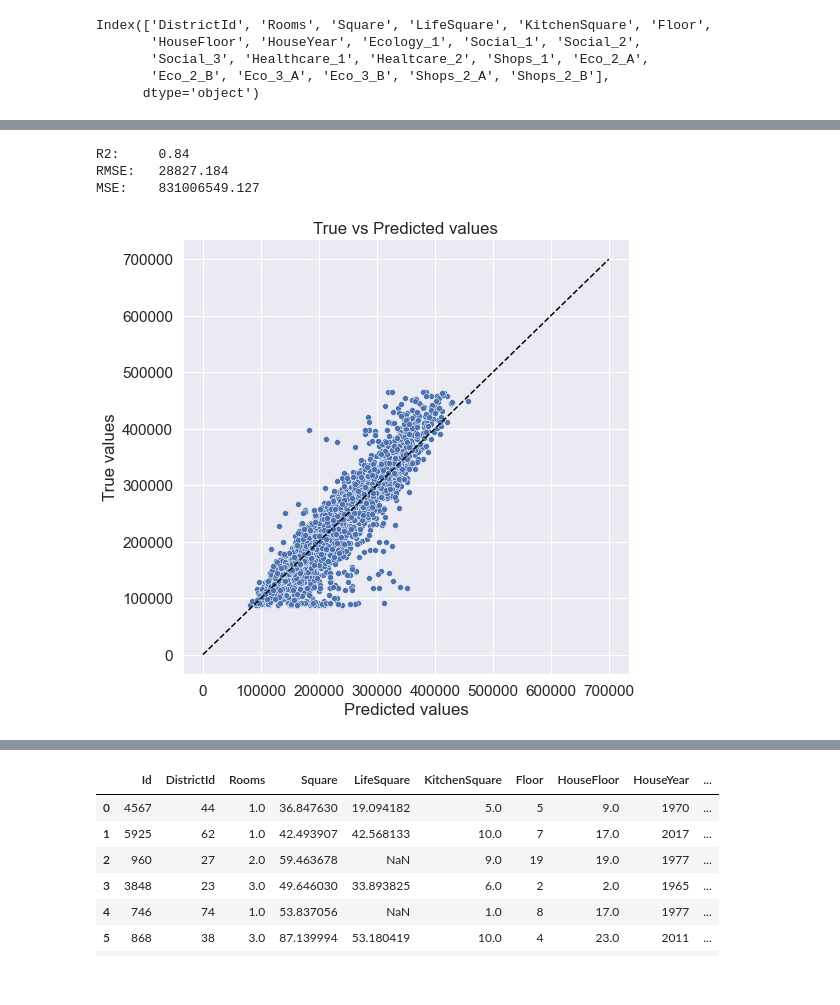
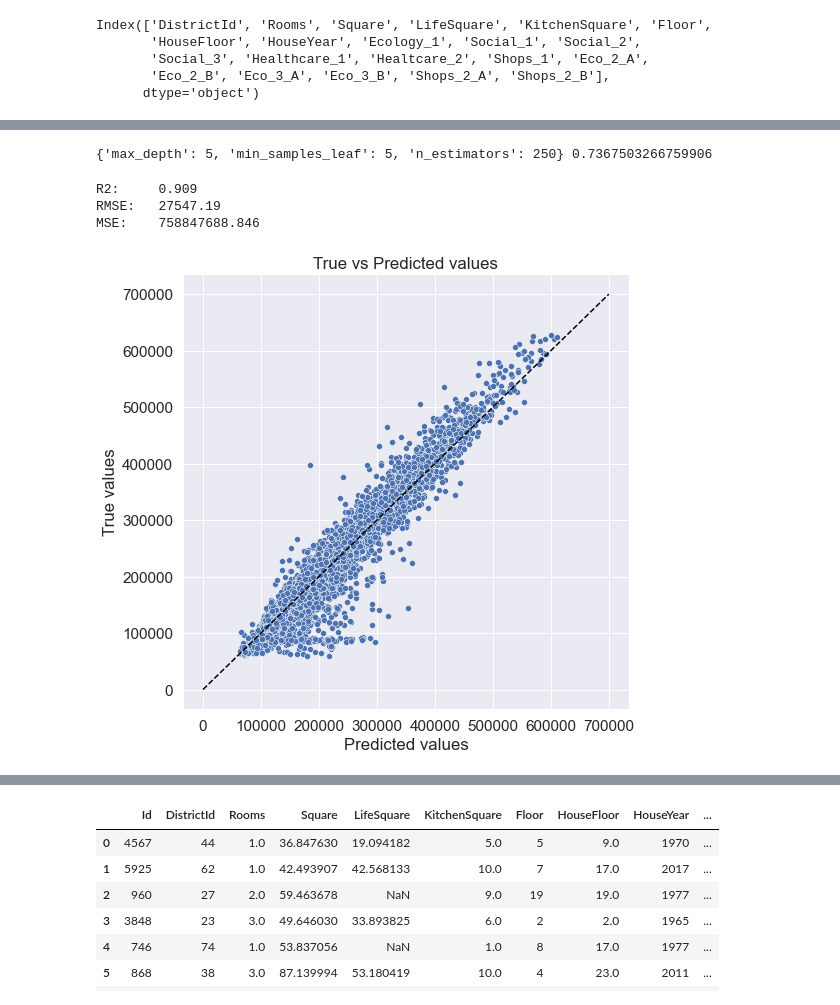
Before and after one commit to Anbionchik/Git_brain_lessons, a Jupyter notebook: Python_libs/Course Work/Course_Work_Khlopkov.ipynb, the cells around one changed output, grey strips where cells are left out. Saved outputs shown, nothing was run; the diff lists cells and outputs as text; code cells hidden in the pictures.

```diff
--- a/Python_libs/Course Work/Course_Work_Khlopkov.ipynb
+++ b/Python_libs/Course Work/Course_Work_Khlopkov.ipynb
@@ -387,3 +231,3 @@ data['HouseYear'].hist(figsize=(4,4), bins=100, grid=False);
 # %%
-data.loc[data['LifeSquare'] > 300, 'LifeSquare'] = data['LifeSquare'].median()
-data.loc[data['KitchenSquare'] > 300, 'KitchenSquare'] = data['KitchenSquare'].median()
+data.loc[(data['LifeSquare'] > 250) | (data['LifeSquare'] < 2), 'LifeSquare'] = data['LifeSquare'].median()
+data.loc[(data['KitchenSquare'] > 250) | (data['KitchenSquare'] < 2), 'KitchenSquare'] = data['KitchenSquare'].median()
@@ -390,3 +236,6 @@ data.loc[data['KitchenSquare'] > 300, 'KitchenSquare'] = data['KitchenSquare'].m
+# %%
+data.loc[(data['HouseFloor'] < data['Floor']) & (data['HouseFloor'] < 3), 'HouseFloor'] = data['HouseFloor'].median()
+data.loc[(data['HouseFloor'] < data['Floor']) & (abs(data['HouseFloor'] - data['Floor']) < 2), ['HouseFloor', 'Floor']] = data['HouseFloor'].median()
 # %% [markdown]
 Год основания дома
 # %%
@@ -469,0 +384,2 @@ data.head(10)
+# %%
+alt_data = ImproveData(pd.read_csv('train.csv'), fix=1).data
@@ -514,9 +437 @@ X_train.describe()
 8 rows × 21 columns
-# %%
-lr = LinearRegression()
-lr.fit(X_train, Y_train)
-
-Y_train_pred = lr.predict(X_train)
-Y_train_pred = np.clip(Y_train_pred, a_min=10000, a_max=700000)
-
-evaluate_preds(Y_train, Y_train_pred)
@@ -537,18 +472,22 @@ MSE:    2958377420.172
+# %%
+print(gs.best_params_, gs.best_score_)
+# %% [output]
+{'max_depth': 5, 'min_samples_leaf': 5, 'n_estimators': 250} 0.7367503266759906
 # %%
 gb_model = GradientBoostingRegressor(criterion='mse',
-                                     max_depth=3,
-                                     min_samples_leaf=10,
+                                     max_depth=5,
+                                     min_samples_leaf=5,
                                      random_state=42,
-                                     n_estimators=300)
+                                     n_estimators=250)
 gb_model.fit(X_train, Y_train)
 
 Y_train_preds = gb_model.predict(X_train)
 evaluate_preds(Y_train, Y_train_preds)
 # %% [output]
-R2:     0.84
-RMSE:   28827.184
-MSE:    831006549.127
+R2:     0.909
+RMSE:   27547.19
+MSE:    758847688.846
-[figure, old version]
+[figure, new version]
 # %%
 Y_test_preds = gb_model.predict(X_test)
 evaluate_preds(Y_test, Y_test_preds)
```
Also changed, not shown: parts of 56 cells of this notebook, 2 other files.
